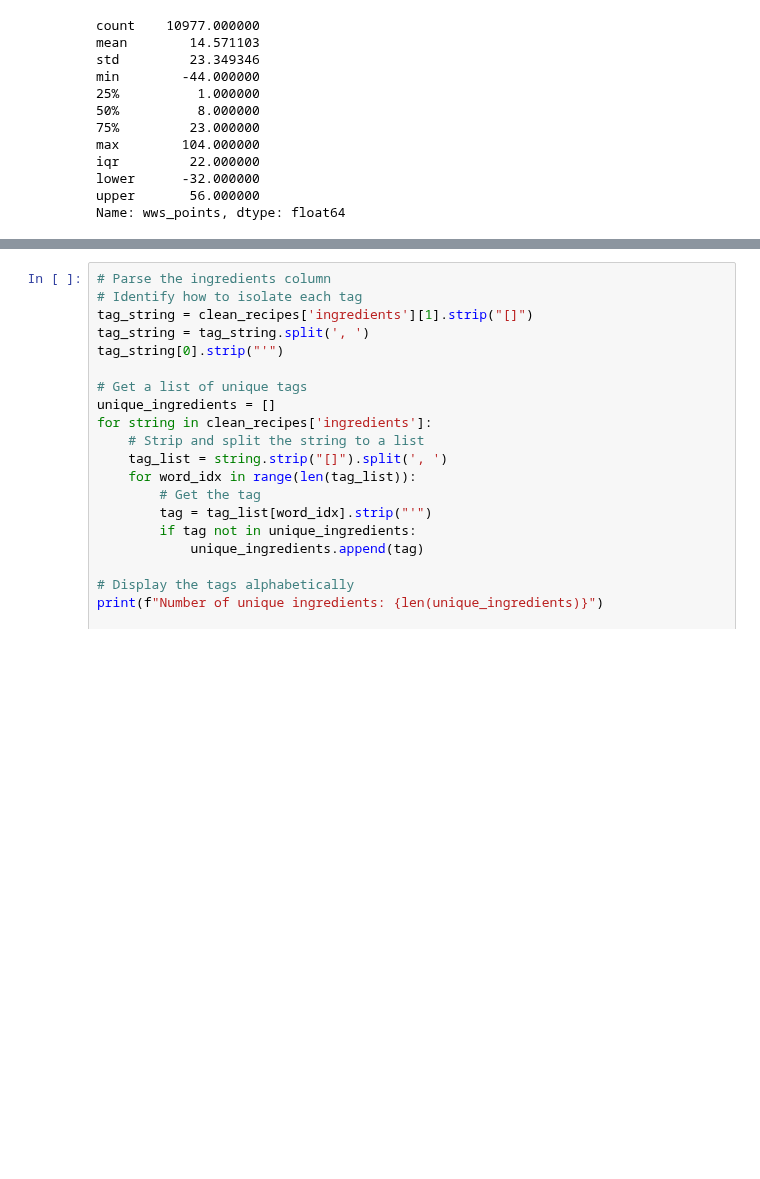
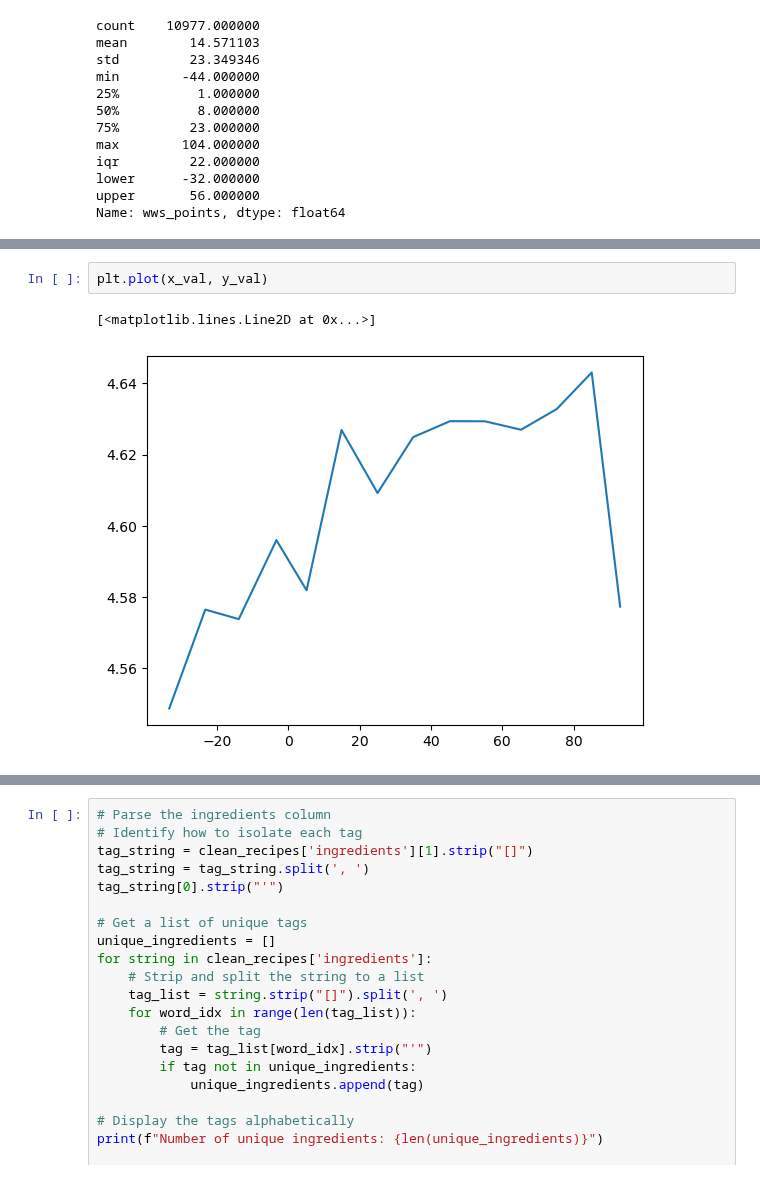
Before and after one commit to alyssahondrade/Project1, a Jupyter notebook: recipes_exploration.ipynb, the cells around one changed output, grey strips where cells are left out. Cells and saved outputs as stored; diff of their text form; blank space fills up the shorter version.

```diff
--- a/recipes_exploration.ipynb
+++ b/recipes_exploration.ipynb
@@ -925,0 +966,5 @@ Name: wws_points, dtype: float64
+# %%
+plt.plot(x_val, y_val)
+# %% [output]
+[<matplotlib.lines.Line2D at 0x...>]
+[figure, added]
```
Also changed, not shown: parts of 18 cells of this notebook, 3 other files.
